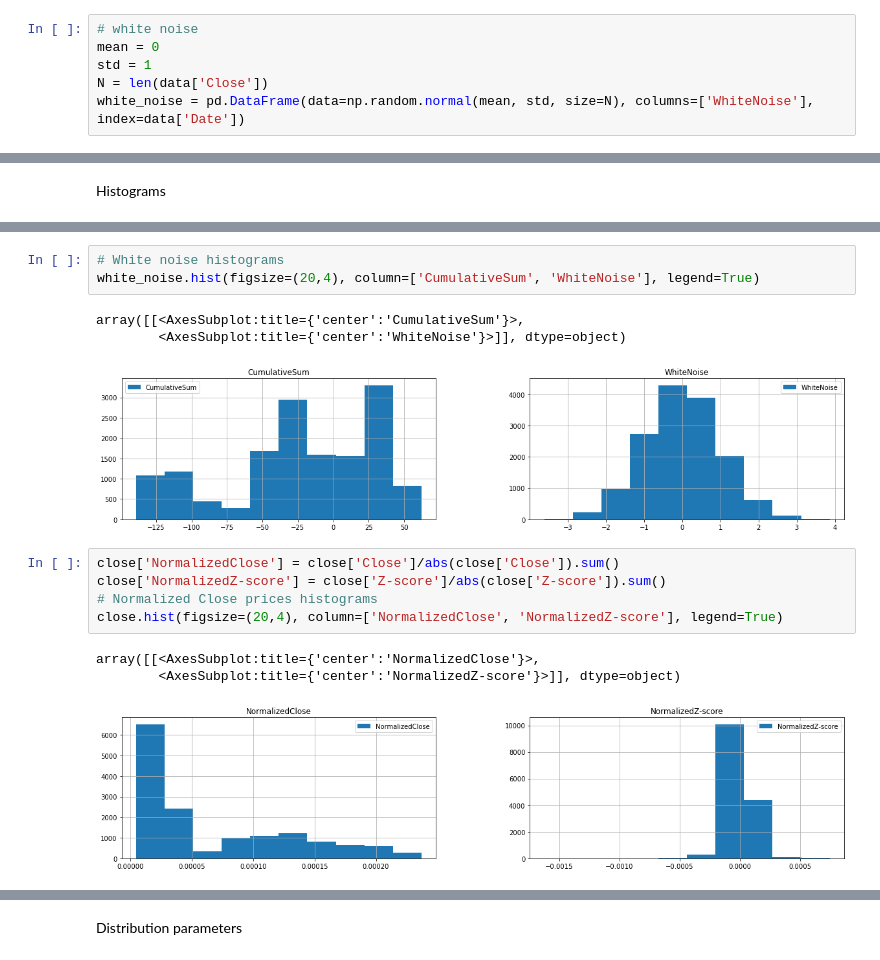
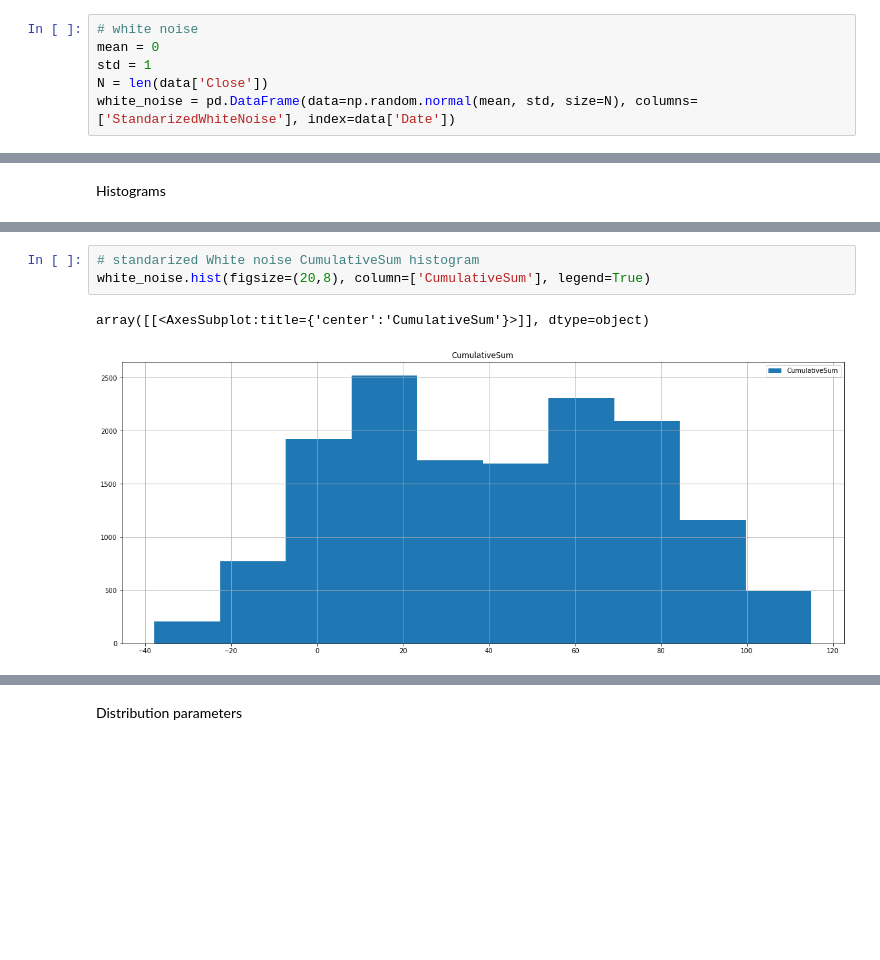
Before and after one commit to daterka/SzCzGiE-labs, a Jupyter notebook: SzCzGiE-labs.ipynb, the cells around one changed output, grey strips where cells are left out. Cells and saved outputs as stored; diff of their text form; blank space fills up the shorter version.

```diff
--- a/SzCzGiE-labs.ipynb
+++ b/SzCzGiE-labs.ipynb
@@ -71,5 +71,5 @@ close.plot(figsize=(20,8), x='Date', y='Z-score', title='Z-score(LogReturnRates)
 mean = 0
 std = 1
 N = len(data['Close'])
-white_noise = pd.DataFrame(data=np.random.normal(mean, std, size=N), columns=['WhiteNoise'], index=data['Date'])
+white_noise = pd.DataFrame(data=np.random.normal(mean, std, size=N), columns=['StandarizedWhiteNoise'], index=data['Date'])
 # %%
@@ -120,16 +121,6 @@ array([[<AxesSubplot:title={'center':'Close'}>,
 # %%
-# White noise histograms
-white_noise.hist(figsize=(20,4), column=['CumulativeSum', 'WhiteNoise'], legend=True)
+# standarized White noise CumulativeSum histogram
+white_noise.hist(figsize=(20,8), column=['CumulativeSum'], legend=True)
 # %% [output]
-array([[<AxesSubplot:title={'center':'CumulativeSum'}>,
-        <AxesSubplot:title={'center':'WhiteNoise'}>]], dtype=object)
+array([[<AxesSubplot:title={'center':'CumulativeSum'}>]], dtype=object)
-[figure, old version]
+[figure, new version]
-# %%
-close['NormalizedClose'] = close['Close']/abs(close['Close']).sum()
-close['NormalizedZ-score'] = close['Z-score']/abs(close['Z-score']).sum()
-# Normalized Close prices histograms
-close.hist(figsize=(20,4), column=['NormalizedClose', 'NormalizedZ-score'], legend=True)
-# %% [output]
-array([[<AxesSubplot:title={'center':'NormalizedClose'}>,
-        <AxesSubplot:title={'center':'NormalizedZ-score'}>]], dtype=object)
-[figure, removed]
```
Also changed, not shown: parts of 26 cells of this notebook.
